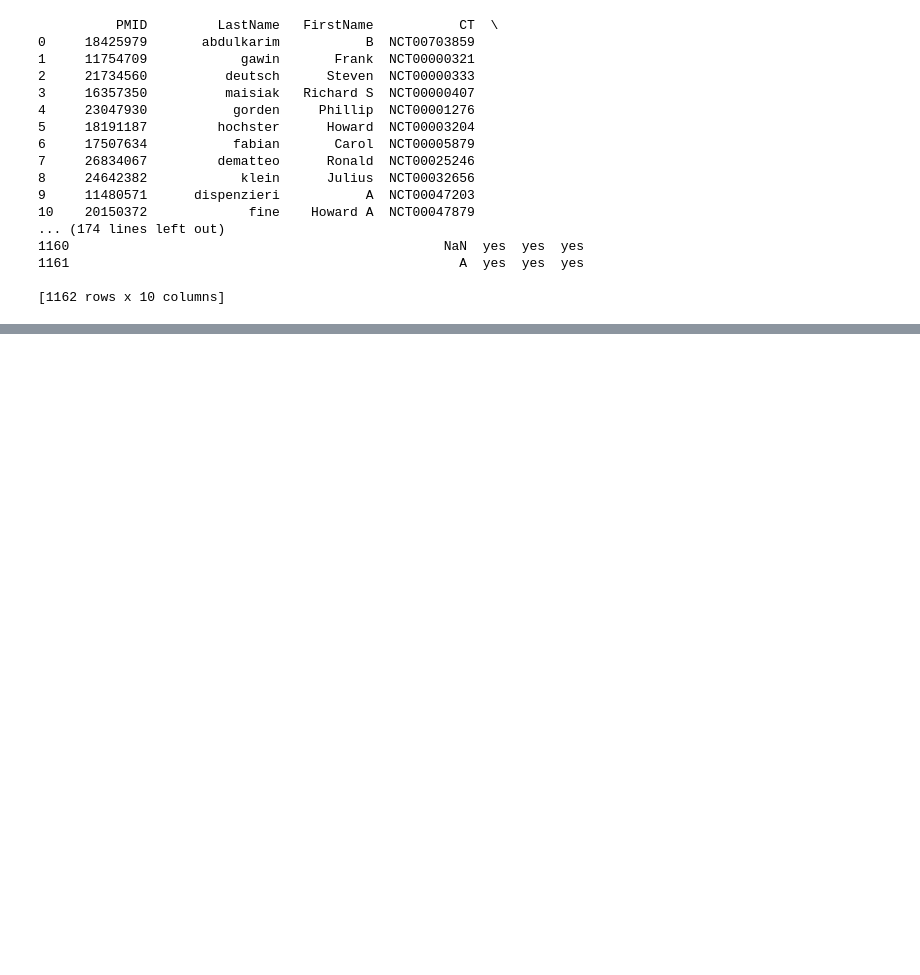
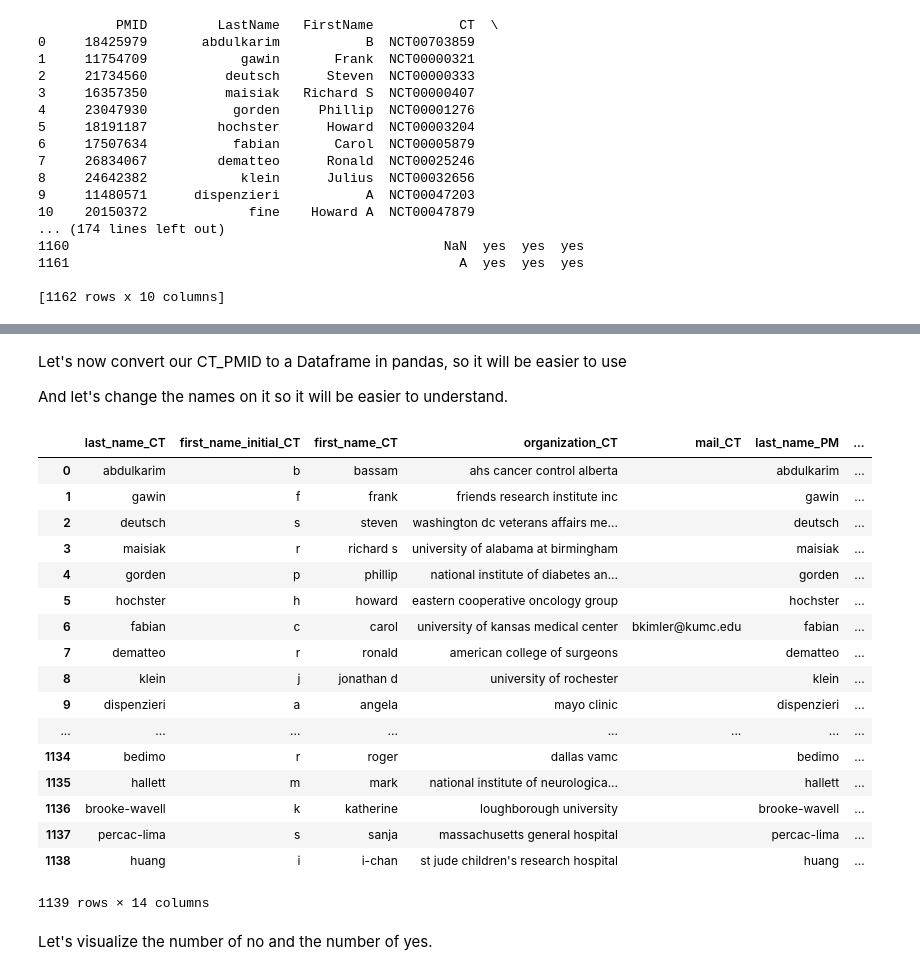
Before and after one commit to MatteoBre/AND_clinical_trials, a Jupyter notebook: ClinicalTrials.ipynb, the cells around one changed output, grey strips where cells are left out. Drawn from its saved outputs; the diff is of its cells as text; code cells hidden in the pictures; blank space fills up the shorter version.

```diff
--- a/ClinicalTrials.ipynb
+++ b/ClinicalTrials.ipynb
@@ -198,5 +229,5 @@ Here we will import the csv using pandas.
 And we will print data from it.
 # %%
 import pandas as pd
-data = pd.read_csv('ClinicalPmidsALL.csv', encoding = 'ISO-8859-1', sep = ';')
+df = pd.read_csv('ClinicalPmidsALL.csv', encoding = 'ISO-8859-1', sep = ';')
 # %%
@@ -263,0 +429,32 @@ We will be using scikit-learn now, and later we will be using tensorflow.
+# %%
+# Here we get all the PubMed articles
+PubMed_id_string = list(map(str, df['PMID'].tolist()))
+PubMed_articles = fetch_many_articles(PubMed_id_string)
+# %%
+# Here we get all the clinical trials
+ClinicalTrials = get_xml_doms(df['CT'].tolist())
+# %%
+#for i in range(len(PubMed_articles)):
+#    print(recursive_node_search(PubMed_articles[i],['MedlineCitation','PMID']).text)
+#for i in range(len(ClinicalTrials)):
+#    print(type(recursive_node_search(ClinicalTrials[i],['id_info','nct_id']).text))
+def get_article_by_ID(article_list, PMID):
+    for i in range(len(article_list)):
+        if(recursive_node_search(article_list[i],['MedlineCitation','PMID']).text == PMID):
+            return article_list[i]
+    return None
+
+def get_clinical_trial_by_ID(clinical_trials_list, CT):
+    for i in range(len(clinical_trials_list)):
+        if(recursive_node_search(clinical_trials_list[i],['id_info','nct_id']).text == CT):
+            return clinical_trials_list[i]
+    return None
+
+#Now let's map them
+CT_PMID = []
+for i in range(len(df)):
+    row = df.iloc[i]
+    article = get_article_by_ID(PubMed_articles, str(row['PMID']))
+    clinical_trial = get_clinical_trial_by_ID(ClinicalTrials, row['CT'])
+    if(article != None and clinical_trial != None):
+        CT_PMID.append([clinical_trial, article])
@@ -263,0 +813,30 @@ We will be using scikit-learn now, and later we will be using tensorflow.
+# %% [markdown]
+Let's now convert our CT_PMID to a Dataframe in pandas, so it will be easier to use
+
+And let's change the names on it so it will be easier to understand.
+# %%
+data_frame = pd.DataFrame(CT_PMID)
+data_frame = data_frame.drop([0,1], axis = 1)
+data_frame.columns = ['last_name_CT', 'first_name_initial_CT', 'first_name_CT', 'organization_CT', 'mail_CT', 'last_name_PM', 'first_name_initial_PM', 'first_name_PM', 'organization_PM', 'mail_PM', 'first_name_equality', 'organization_equality','email_equality', 'common_answer']
+data_frame
+# %% [output]
+|  | last_name_CT | first_name_initial_CT | first_name_CT | organization_CT | mail_CT | last_name_PM | ... |
+| 0 | abdulkarim | b | bassam | ahs cancer control alberta |  | abdulkarim | ... |
+| 1 | gawin | f | frank | friends research institute inc |  | gawin | ... |
+| 2 | deutsch | s | steven | washington dc veterans affairs me... |  | deutsch | ... |
+| 3 | maisiak | r | richard s | university of alabama at birmingham |  | maisiak | ... |
+| 4 | gorden | p | phillip | national institute of diabetes an... |  | gorden | ... |
+| 5 | hochster | h | howard | eastern cooperative oncology group |  | hochster | ... |
+| 6 | fabian | c | carol | university of kansas medical center | bkimler@kumc.edu | fabian | ... |
+| 7 | dematteo | r | ronald | american college of surgeons |  | dematteo | ... |
+| 8 | klein | j | jonathan d | university of rochester |  | klein | ... |
+| 9 | dispenzieri | a | angela | mayo clinic |  | dispenzieri | ... |
+| ... | ... | ... | ... | ... | ... | ... | ... |
+| 1134 | bedimo | r | roger | dallas vamc |  | bedimo | ... |
+| 1135 | hallett | m | mark | national institute of neurologica... |  | hallett | ... |
+| 1136 | brooke-wavell | k | katherine | loughborough university |  | brooke-wavell | ... |
+| 1137 | percac-lima | s | sanja | massachusetts general hospital |  | percac-lima | ... |
+| 1138 | huang | i | i-chan | st jude children's research hospital |  | huang | ... |
+1139 rows × 14 columns
+# %% [markdown]
+Let's visualize the number of no and the number of yes.
```
Also changed, not shown: parts of 40 cells of this notebook.
